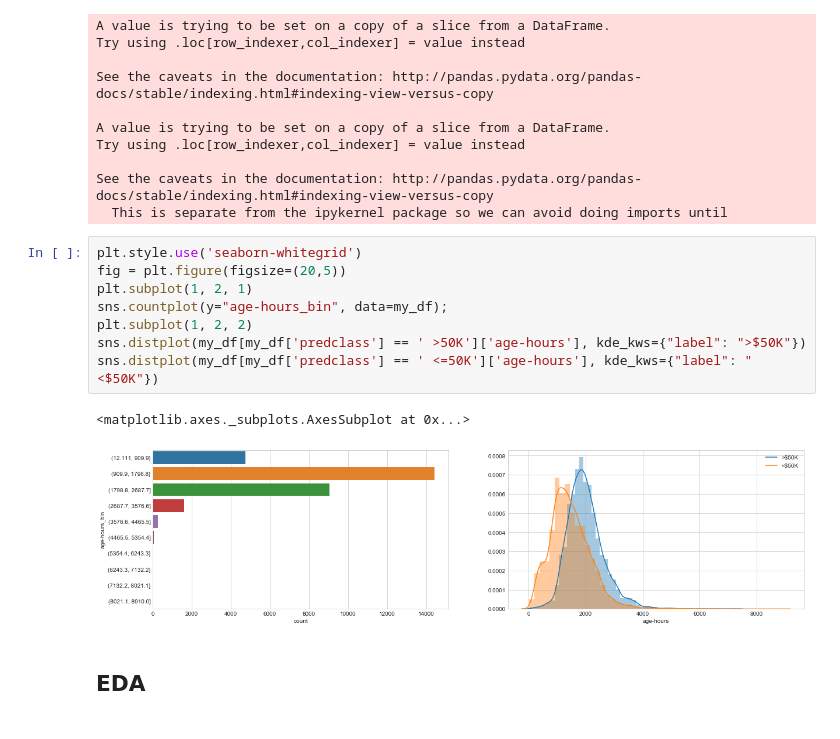
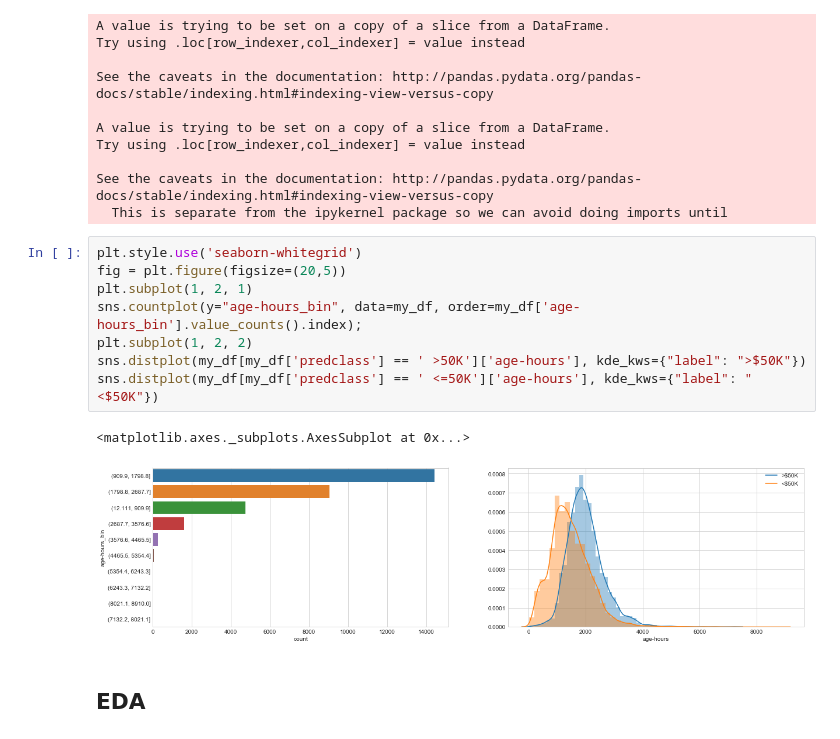
Before and after one commit to jieyima/US_Census_Income_Classification, a Jupyter notebook: Income Analysis and classification.ipynb, the cells around one changed output. Drawn from its saved outputs; the diff is of its cells as text.

```diff
--- a/Income Analysis and classification.ipynb
+++ b/Income Analysis and classification.ipynb
@@ -430,14 +430,14 @@ See the caveats in the documentation: http://pandas.pydata.org/pandas-docs/stabl
 # %%
 plt.style.use('seaborn-whitegrid')
 fig = plt.figure(figsize=(20,5))
 plt.subplot(1, 2, 1)
-sns.countplot(y="age-hours_bin", data=my_df);
+sns.countplot(y="age-hours_bin", data=my_df, order=my_df['age-hours_bin'].value_counts().index);
 plt.subplot(1, 2, 2)
 sns.distplot(my_df[my_df['predclass'] == ' >50K']['age-hours'], kde_kws={"label": ">$50K"})
 sns.distplot(my_df[my_df['predclass'] == ' <=50K']['age-hours'], kde_kws={"label": "<$50K"})
 # %% [output]
 <matplotlib.axes._subplots.AxesSubplot at 0x...>
-[figure, old version]
+[figure, new version]
 # %% [markdown]
 ## EDA
 # %% [markdown]
```
Also changed, not shown: parts of 17 cells of this notebook.
